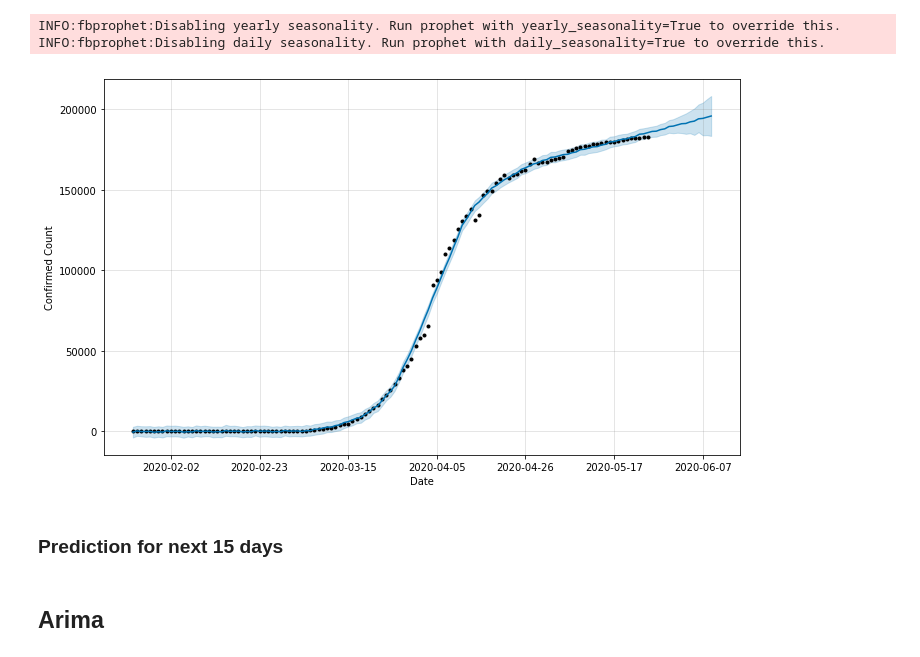
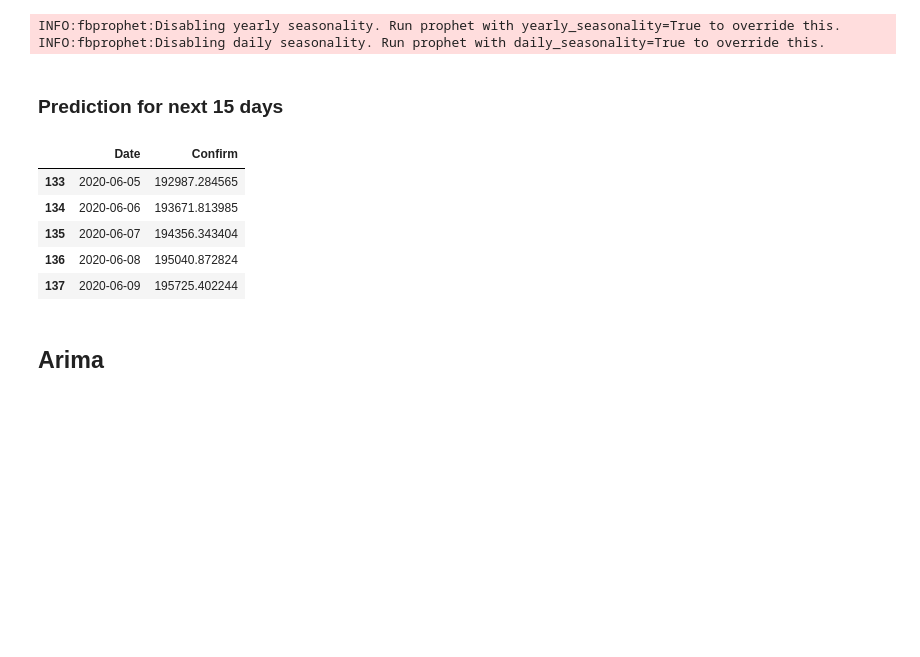
Before and after one commit to klchai/dashboard_coronavirus, a Jupyter notebook: server/prophet.ipynb, the cells around one changed output. Saved outputs shown, nothing was run; the diff lists cells and outputs as text; code cells hidden in the pictures; blank space fills up the shorter version.

```diff
--- a/server/prophet.ipynb
+++ b/server/prophet.ipynb
@@ -41,18 +48,21 @@ forecast=m.predict(future)
 # %% [output]
 INFO:fbprophet:Disabling yearly seasonality. Run prophet with yearly_seasonality=True to override this.
 INFO:fbprophet:Disabling daily seasonality. Run prophet with daily_seasonality=True to override this.
-# %%
-fig = m.plot(forecast,xlabel='Date',ylabel='Confirmed Count')
-# %% [output]
-[figure, removed]
 # %% [markdown]
 ### Prediction for next 15 days
 # %%
 cnfrm = forecast.loc[:,['ds','trend']]
 cnfrm = cnfrm[cnfrm['trend']>0]
 cnfrm.columns = ['Date','Confirm']
-cnfrm[["Confirm"]] = cnfrm[["Confirm"]].astype(int)
-# cnfrm.head()
+# cnfrm[["Confirm"]] = cnfrm[["Confirm"]].astype(int)
+cnfrm.tail()
+# %% [output]
+|  | Date | Confirm |
+| 133 | 2020-06-05 | 192987.284565 |
+| 134 | 2020-06-06 | 193671.813985 |
+| 135 | 2020-06-07 | 194356.343404 |
+| 136 | 2020-06-08 | 195040.872824 |
+| 137 | 2020-06-09 | 195725.402244 |
 # %% [markdown]
 ## Arima
 # %%
```
Also changed, not shown: parts of 10 cells of this notebook, 1 other file.
